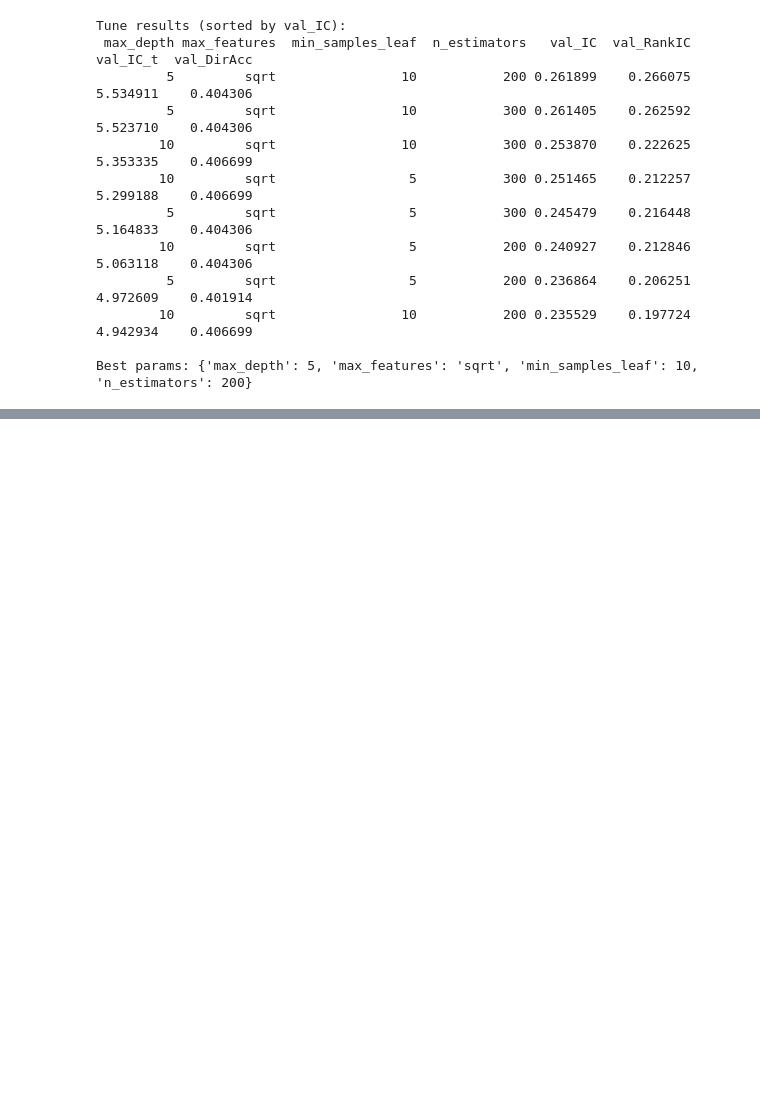
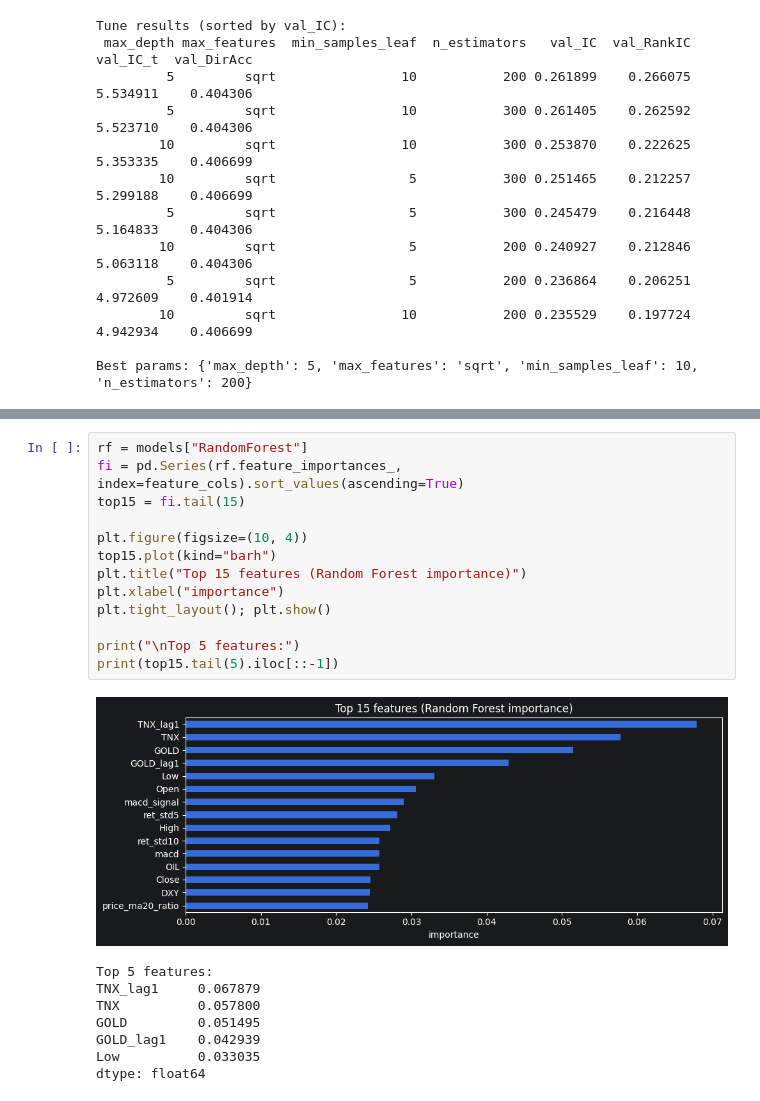
Before and after one commit to hqkh4nh/stocksight-ml, a Jupyter notebook: notebooks/01_main_pipeline.ipynb, the cells around one changed output, grey strips where cells are left out. Cells and saved outputs as stored; diff of their text form; blank space fills up the shorter version.

Commit message:
feat: evaluation + feature importance + price chart

```diff
--- a/notebooks/01_main_pipeline.ipynb
+++ b/notebooks/01_main_pipeline.ipynb
@@ -338,0 +383,22 @@ Best params: {'max_depth': 5, 'max_features': 'sqrt', 'min_samples_leaf': 10, 'n
+# %%
+rf = models["RandomForest"]
+fi = pd.Series(rf.feature_importances_, index=feature_cols).sort_values(ascending=True)
+top15 = fi.tail(15)
+
+plt.figure(figsize=(10, 4))
+top15.plot(kind="barh")
+plt.title("Top 15 features (Random Forest importance)")
+plt.xlabel("importance")
+plt.tight_layout(); plt.show()
+
+print("\nTop 5 features:")
+print(top15.tail(5).iloc[::-1])
+# %% [output]
+[figure, added]
+Top 5 features:
+TNX_lag1     0.067879
+TNX          0.057800
+GOLD         0.051495
+GOLD_lag1    0.042939
+Low          0.033035
+dtype: float64
```
Also changed, not shown: parts of 3 cells of this notebook, 1 other file.
